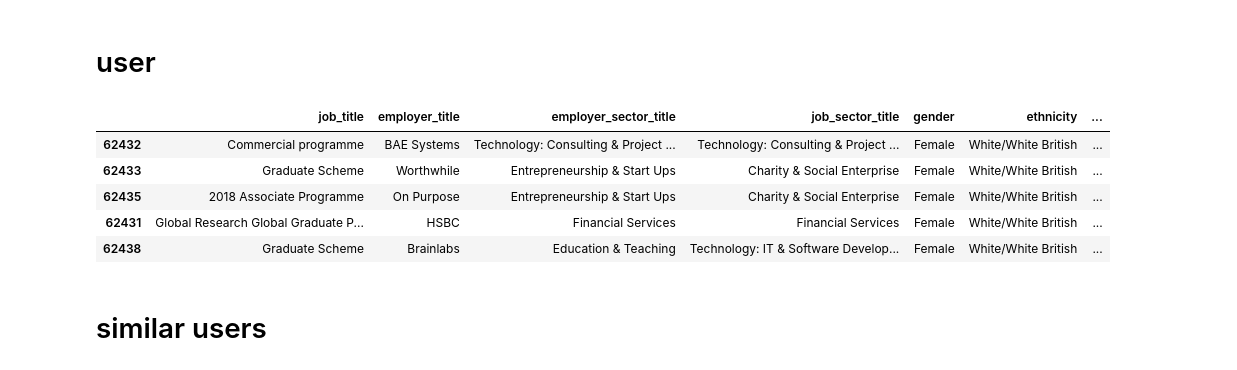
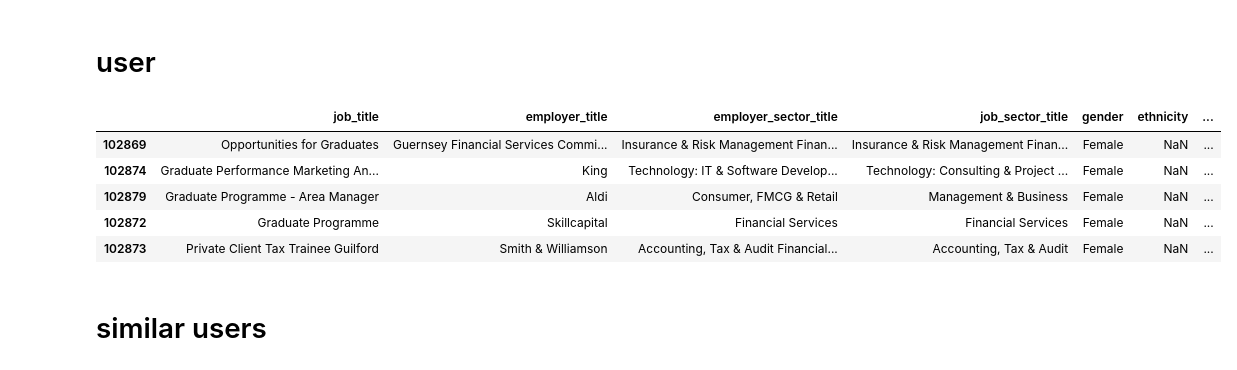
Before and after one commit to Lassanabright/Bright_Network-Data_Science, a Jupyter notebook: Word_Embedding.ipynb, the cells around one changed output. Cells and saved outputs as stored; diff of their text form; code cells hidden in the pictures.

```diff
--- a/Word_Embedding.ipynb
+++ b/Word_Embedding.ipynb
@@ -899,14 +965,14 @@ not similar values :  [-0.11914561202612466, -0.10857386500394699, 0.03695085713
 # %% [markdown]
 # user
 # %%
-train[train["user_id"]==117634][['job_title','employer_title', 'employer_sector_title', 'job_sector_title', 'gender',
+train[train["user_id"]==59365][['job_title','employer_title', 'employer_sector_title', 'job_sector_title', 'gender',
        'ethnicity', 'university_name', 'degree_subject_name', 'user_preference']].tail()
 # %% [output]
 |  | job_title | employer_title | employer_sector_title | job_sector_title | gender | ethnicity | ... |
-| 62432 | Commercial programme | BAE Systems | Technology: Consulting & Project ... | Technology: Consulting & Project ... | Female | White/White British | ... |
-| 62433 | Graduate Scheme | Worthwhile | Entrepreneurship & Start Ups | Charity & Social Enterprise | Female | White/White British | ... |
-| 62435 | 2018 Associate Programme | On Purpose | Entrepreneurship & Start Ups | Charity & Social Enterprise | Female | White/White British | ... |
-| 62431 | Global Research Global Graduate P... | HSBC | Financial Services | Financial Services | Female | White/White British | ... |
-| 62438 | Graduate Scheme | Brainlabs | Education & Teaching | Technology: IT & Software Develop... | Female | White/White British | ... |
+| 102869 | Opportunities for Graduates | Guernsey Financial Services Commi... | Insurance & Risk Management Finan... | Insurance & Risk Management Finan... | Female | NaN | ... |
+| 102874 | Graduate Performance Marketing An... | King | Technology: IT & Software Develop... | Technology: Consulting & Project ... | Female | NaN | ... |
+| 102879 | Graduate Programme - Area Manager | Aldi | Consumer, FMCG & Retail | Management & Business | Female | NaN | ... |
+| 102872 | Graduate Programme | Skillcapital | Financial Services | Financial Services | Female | NaN | ... |
+| 102873 | Private Client Tax Trainee Guilford | Smith & Williamson | Accounting, Tax & Audit Financial... | Accounting, Tax & Audit | Female | NaN | ... |
 # %% [markdown]
 # similar users
```
Also changed, not shown: parts of 108 cells of this notebook, 3 other files.
